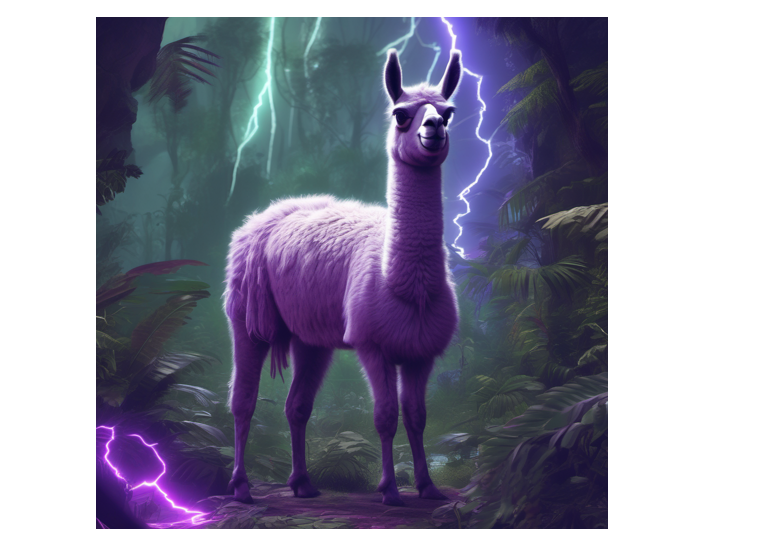
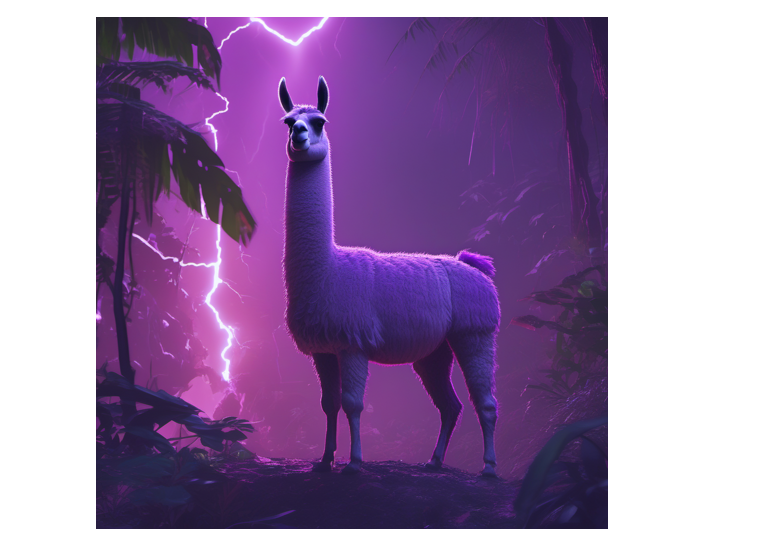
Before and after one commit to Stability-AI/generative-models, a Jupyter notebook: minimal-demo.ipynb, the cells around one changed output. Cells and saved outputs as stored; diff of their text form; code cells hidden in the pictures.

```diff
--- a/minimal-demo.ipynb
+++ b/minimal-demo.ipynb
@@ -266,6 +296,6 @@ for sample in samples:
     image = Image.fromarray(sample.astype(np.uint8))
     images.append(image)
 # %%
-images[0].resize((512,512))
+images[1].resize((512,512))
 # %% [output]
-[figure, old version]
+[figure, new version]
```
Also changed, not shown: parts of 7 cells of this notebook.
